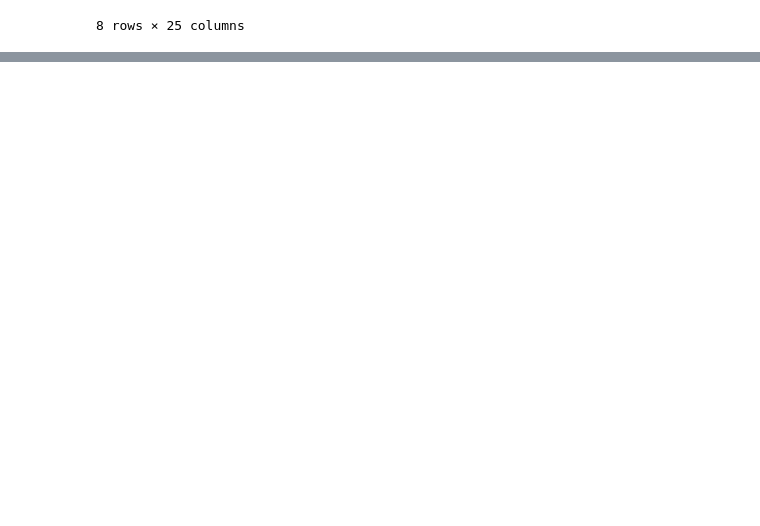
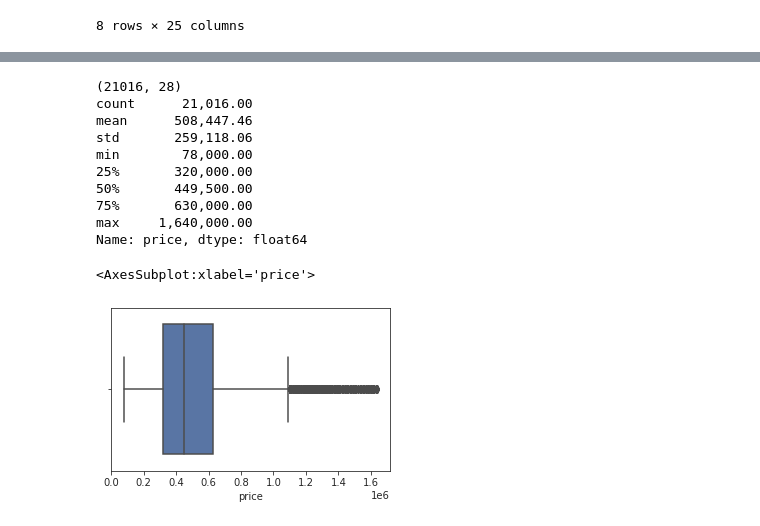
Before and after one commit to lspope/dsc-phase-2-project-online, a Jupyter notebook: notebooks/general_eda.ipynb, the cells around one changed output, grey strips where cells are left out. Drawn from its saved outputs; the diff is of its cells as text; code cells hidden in the pictures; blank space fills up the shorter version.

```diff
--- a/notebooks/general_eda.ipynb
+++ b/notebooks/general_eda.ipynb
@@ -296,0 +123,20 @@ Text(0.5, 1.0, 'Scenic Home (View status) by Lat/Long Coordinates')
+# %%
+# Drop the SUPER EXPENSIVE homes from the dataset.
+price_outliers_dropped_df = df.iloc[np.where(z_price < 3)]
+print(price_outliers_dropped_df.shape)
+print(price_outliers_dropped_df.price.describe())
+fig, ax = plt.subplots(figsize=(5,3))
+sns.boxplot(x=price_outliers_dropped_df['price'])
+# %% [output]
+(21016, 28)
+count      21,016.00
+mean      508,447.46
+std       259,118.06
+min        78,000.00
+25%       320,000.00
+50%       449,500.00
+75%       630,000.00
+max     1,640,000.00
+Name: price, dtype: float64
+<AxesSubplot:xlabel='price'>
+[figure, added]
```
Also changed, not shown: parts of 74 cells of this notebook, 7 other files.
